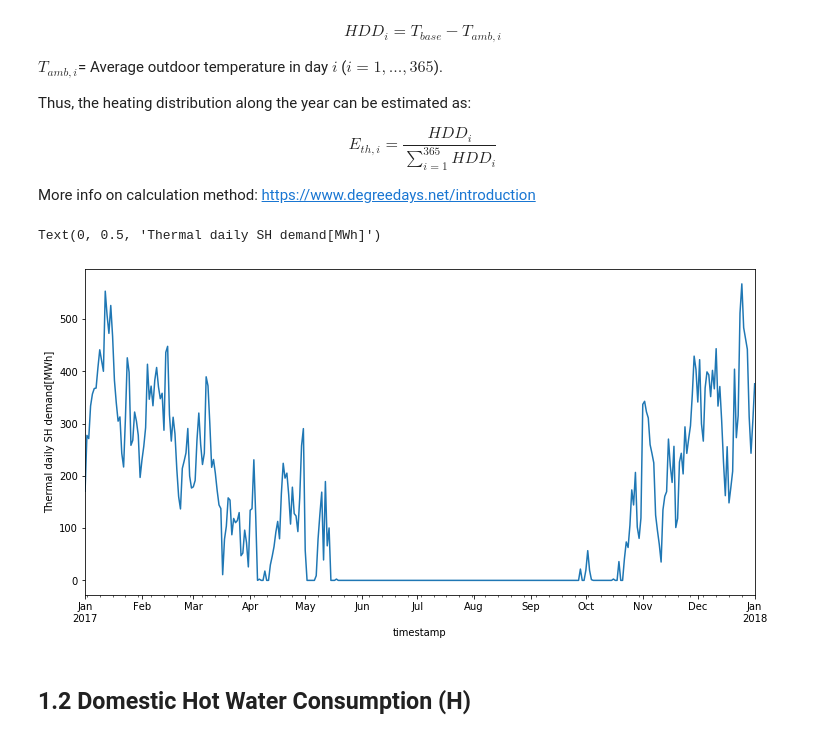
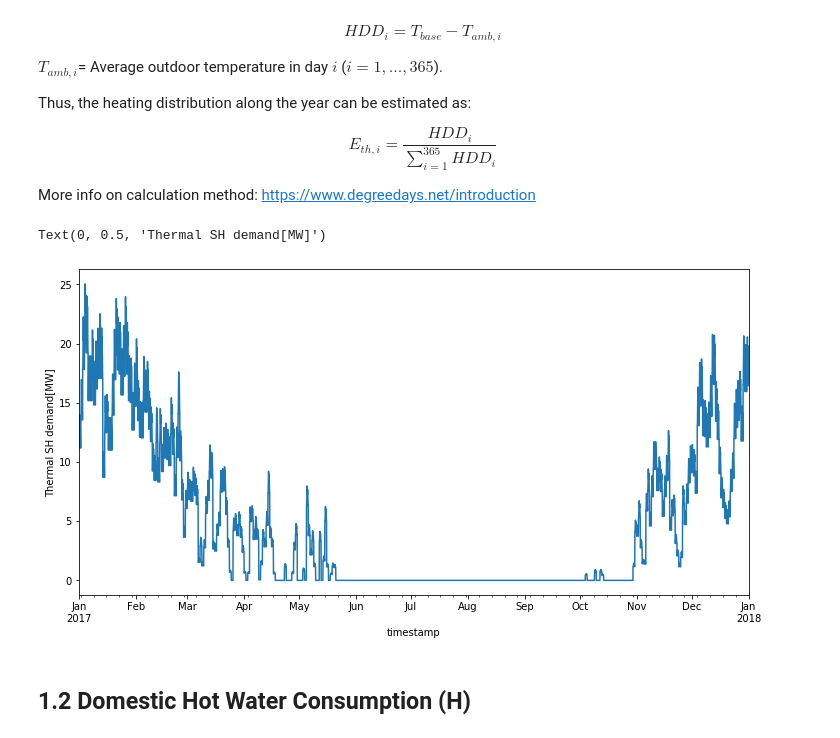
Before and after one commit to fernandobperezm/data-and-results-visualization, a Jupyter notebook: Data Processing.ipynb, the cells around one changed output. Drawn from its saved outputs; the diff is of its cells as text; code cells hidden in the pictures.

Commit message:
SH profile

```diff
--- a/Data Processing.ipynb
+++ b/Data Processing.ipynb
@@ -371,7 +352,7 @@ The total heat demand in a year is determined by the user of the model. This val
 # %%
 #dataset["Heat_demand"] = (n_buildings_SFH * 100 * dataset["SFH_bldg_tot"]) + (n_buildings_MFH * 500 * dataset["MFH_bldg_tot"])
 dataset["Heat_demand"] = HD_year
-dataset["SH_demand"] = HD_year * max(dataset["%SH_y"])
+dataset["SH_demand"] = HD_year * dataset["%SH_y"]
 dataset["DHW_demand"] = dataset["Heat_demand"] * dataset["%DHW_y"] # Equivalently, we can change dataset["%DHW_y"] with (1 - dataset["%SH_y"])
 # %% [markdown]
 ## 1.1 Space Heating demand (H)
@@ -404,18 +385,21 @@ heating_degree_days = T_daily_avg.air_temp.apply(heating_degree)
 #dataset["SH_dist"] = dataset["SH_demand"] * dataset["space_heating_dist"]
 #Space heating distribution according to heating degree hours+SH profile
 
-heating_dist= heating_degree_days/sum(heating_degree_days)
+T_daily_avg["heat_degree_days"]= heating_degree_days/sum(heating_degree_days)
+T_daily_avg = T_daily_avg.resample('H').ffill()
 # %%
 #dataset["heating_degree_days"] = dataset.air_temp.apply(heating_degree)
 #dataset["space_heating_dist"] = dataset.heating_degree_days / max(sum(dataset.heating_degree_days), 1)
-SH_dist = HD_year * max(dataset["%SH_y"])* heating_dist
+
+dataset["norm_SH_profile"] = dataset.SH_hourly_consumption_ratio/ max(dataset.SH_hourly_consumption_ratio)
+dataset["SH_dist"] = dataset.SH_demand  * dataset.norm_SH_profile * T_daily_avg.heat_degree_days
 #Space heating distribution according to heating degree hours+SH profile
 
-ax=SH_dist.plot(figsize=(12,6))
-ax.set_ylabel('Thermal daily SH demand[MWh]')
+ax=dataset.SH_dist.plot(figsize=(12,6))
+ax.set_ylabel('Thermal SH demand[MW]')
 # %% [output]
-Text(0, 0.5, 'Thermal daily SH demand[MWh]')
+Text(0, 0.5, 'Thermal SH demand[MW]')
-[figure, old version]
+[figure, new version]
 # %% [markdown]
 ## 1.2 Domestic Hot Water Consumption (H)
 # %% [markdown]
```
Also changed, not shown: parts of 6 cells of this notebook.
